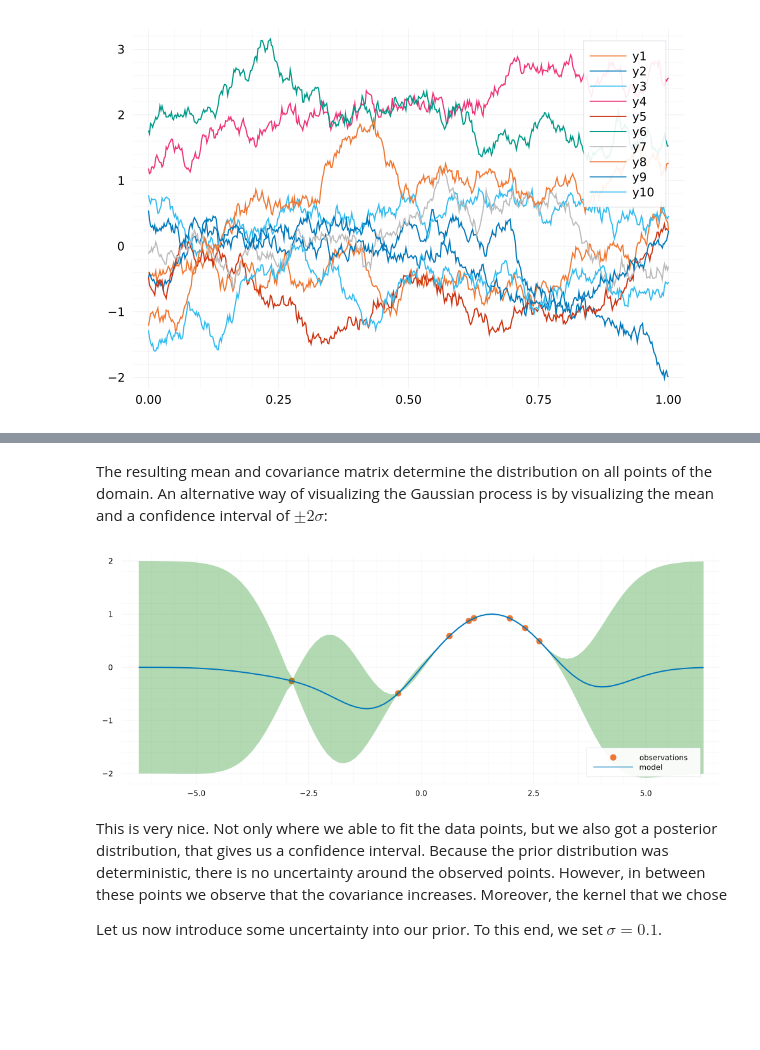
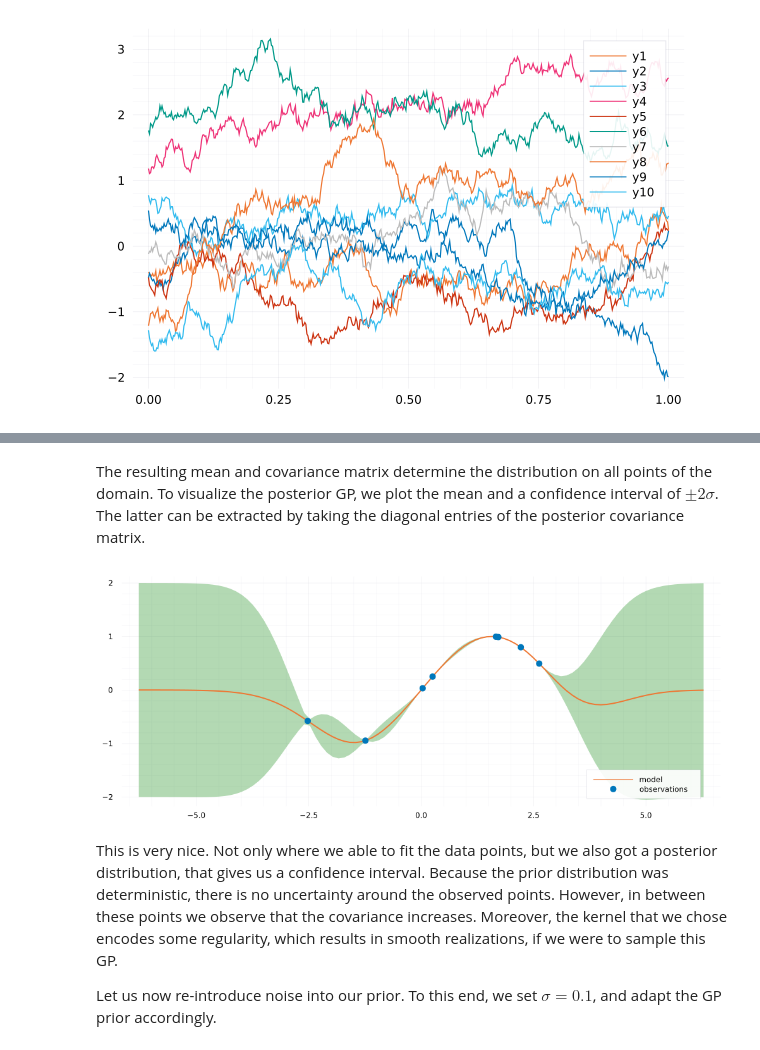
Before and after one commit to bonevbs/ml_notebooks, a Jupyter notebook: gaussian_processes.ipynb, the cells around one changed output, grey strips where cells are left out. Saved outputs shown, nothing was run; the diff lists cells and outputs as text; code cells hidden in the pictures; blank space fills up the shorter version.

```diff
--- a/gaussian_processes.ipynb
+++ b/gaussian_processes.ipynb
@@ -223,15 +296,20 @@ $$
 # %%
-# plot the observations
-scatter(x_obs, f_obs, label="observations")
+# compute the function of the posterior
+function compute_gp_posterior(x_obs, f_obs, x_mesh, Kpost, Kprior)
 
-# model the posterior GP
-σ_model = 1.0
+  Σaa = Kpost(x_obs*ones(length(x_obs))', ones(length(x_obs))*x_obs') + Kprior(x_obs*ones(length(x_obs))', ones(length(x_obs))*x_obs')
+  Σba = Kpost(x_mesh*ones(length(x_obs))', ones(length(x_mesh))*x_obs')
+  Σbb = Kpost(x_mesh*ones(length(x_mesh))', ones(length(x_mesh))*x_mesh')
+
+  # the regression part
+  m = Σba * (Σaa \ f_obs) # we assume μ=0 for the prior
+  S = Σbb - Σba * (Σaa \ Σba')
+  return m, S
+end
+
 x_mesh = LinRange(-2*π,2*π,100)
-Σaa = K(x_obs*ones(length(x_obs))', ones(length(x_obs))*x_obs', σ=σ_model) + D(x_obs*ones(length(x_obs))', ones(length(x_obs))*x_obs', σ=σ)
-Σba = K(x_mesh*ones(length(x_obs))', ones(length(x_mesh))*x_obs', σ=σ_model)
-Σbb = K(x_mesh*ones(length(x_mesh))', ones(length(x_mesh))*x_mesh', σ=σ_model)
+Kprior = (xa, xb) -> D(xa, xb, σ=σ)
+Kpost = (xa, xb) -> K(xa, xb, σ=1.0)
 
-# the regrssion part
-m = Σba * (Σaa \ f_obs) # we assume μ=0 for the prior
-S = Σbb - Σba * (Σaa \ Σba')
+m, S = compute_gp_posterior(x_obs, f_obs, x_mesh, Kpost, Kprior)
 # %% [output]
@@ -255,14 +317,13 @@ S = Σbb - Σba * (Σaa \ Σba')
 # %% [markdown]
-The resulting mean and covariance matrix determine the distribution on all points of the domain. An alternative way of visualizing the Gaussian process is by visualizing the mean and a confidence interval of $\pm 2 \sigma$:
+The resulting mean and covariance matrix determine the distribution on all points of the domain. To visualize the posterior GP, we plot the mean and a confidence interval of $\pm 2 \sigma$. The latter can be extracted by taking the diagonal entries of the posterior covariance matrix.
 # %%
 # plot the posterior mean, as well as its 2σ confidence interval
 var = sqrt.(diag(S))
-scatter(x_obs, f_obs, label="observations")
-plot!(x_mesh, m, ribbon=(2*var, 2*var), fc=:green, fa=0.3, label="model", linewidth=2, legend=:bottomright, size=(1000,400))
+plot(x_mesh, m, ribbon=(2*var, 2*var), fc=:green, fa=0.3, label="model", linewidth=2, legend=:bottomright, size=(1000,400))
+scatter!(x_obs, f_obs, label="observations")
 # %% [output]
-[figure, old version]
+[figure, new version]
 # %% [markdown]
-This is very nice. Not only where we able to fit the data points, but we also got a posterior distribution, that gives us a confidence interval. Because the prior distribution was deterministic, there is no uncertainty around the observed points. However, in between these points we observe that the covariance increases. Moreover, the kernel that we chose
+This is very nice. Not only where we able to fit the data points, but we also got a posterior distribution, that gives us a confidence interval. Because the prior distribution was deterministic, there is no uncertainty around the observed points. However, in between these points we observe that the covariance increases. Moreover, the kernel that we chose encodes some regularity, which results in smooth realizations, if we were to sample this GP.
 
-
-Let us now introduce some uncertainty into our prior. To this end, we set $\sigma = 0.1$.
+Let us now re-introduce noise into our prior. To this end, we set $\sigma = 0.1$, and adapt the GP prior accordingly.
```
Also changed, not shown: parts of 27 cells of this notebook, 1 other file.
